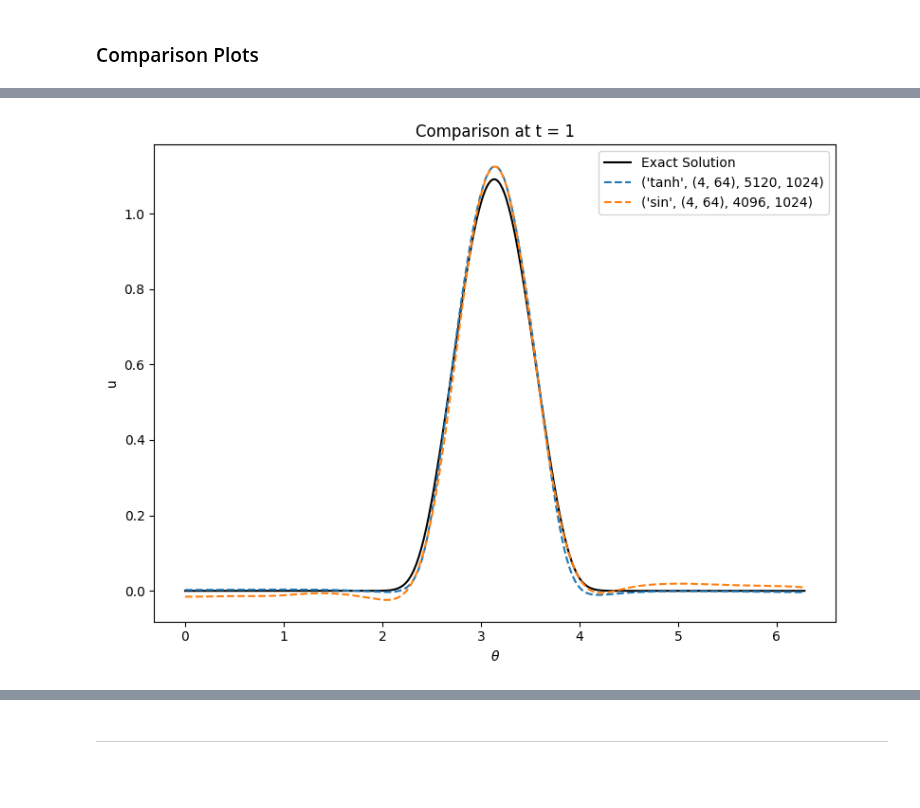
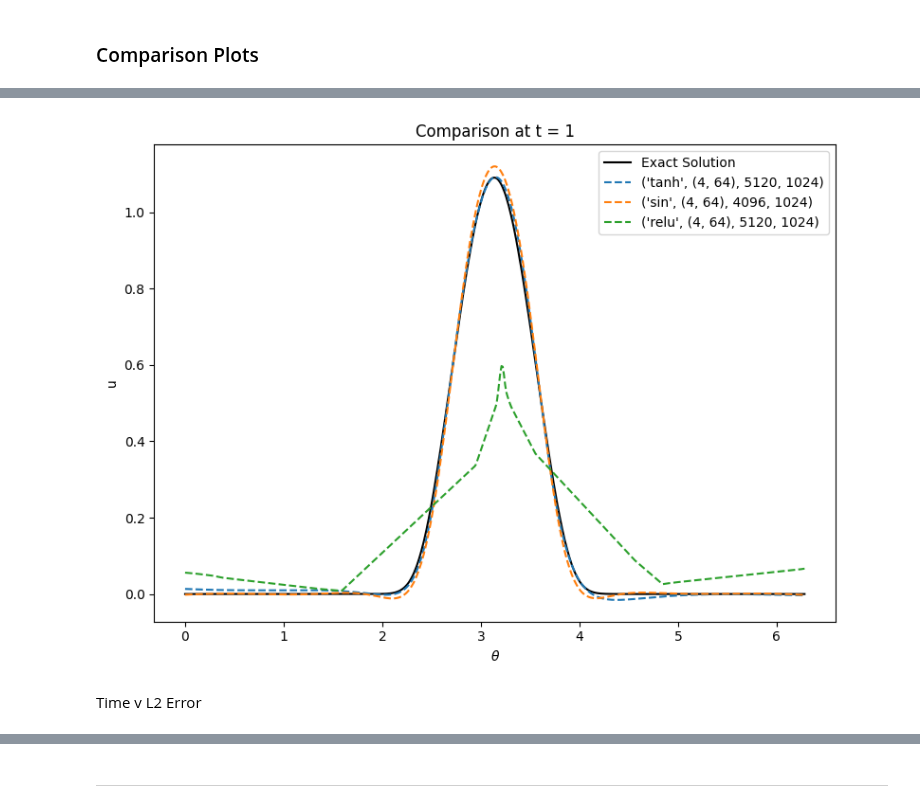
Before and after one commit to nishantak/numerical_sim_PINN, a Jupyter notebook: PINN_Kuramoto/pinn_solver.ipynb, the cells around one changed output, grey strips where cells are left out. Saved outputs shown, nothing was run; the diff lists cells and outputs as text; code cells hidden in the pictures; blank space fills up the shorter version.

```diff
--- a/PINN_Kuramoto/pinn_solver.ipynb
+++ b/PINN_Kuramoto/pinn_solver.ipynb
@@ -78,13 +75,13 @@ def initialise(theta):
     return u0.to(device)
 
 
-def nonlocal_flux(model, theta, t, Nq=100):
+def nonlocal_flux(model, theta, t, Nq=128):
     """
     For each collocation point (theta, t) approximate
        L[p](x,t) = -K * integral|0^(2pi)(sin(x - x') p(x', t) dx')
     using a Riemann sum.
     """
-    # Create quadrature points for x' in [xmin, xmax]
+    # Qadrature points for x' in [xmin, xmax]
     theta_prime = torch.linspace(xmin, xmax, Nq, device=device).view(1, Nq)  # shape (1, Nq)
     delta_theta = xmax / Nq
 
@@ -222,7 +219,7 @@ t_test_np = t_test.cpu().numpy()
 x_line = theta_test.cpu().numpy()
 Theta_np = Theta.cpu().numpy()
 T_np = T.cpu().numpy()
-def plot(u_n, title, save=False):
+def plot(u_n, title, save=False, save_dir = rf"experiments/{INITIAL}_experiment_results"):
     fig, axes = plt.subplots(1, 2, figsize=(16, 6))
 
     # --- Contour plot ---
@@ -243,7 +240,7 @@ def plot(u_n, title, save=False):
     axes[1].legend(fontsize=8)
 
     if save:
-        save_dir = rf"experiments/{INITIAL}_experiment_results"
+        save_dir = save_dir
         os.makedirs(save_dir, exist_ok=True)
         exp_filename = f"solution_{''.join('_'.join(title.split(', ')).split(":"))}.png"
         fig.savefig(os.path.join(save_dir, exp_filename))
@@ -589,7 +584,8 @@ INITIAL = 'polynomial'
 
 architectures = [
     {"activation_name": "tanh", "activation": torch.tanh, "hln": (4, 64), "epochs": 5120, "collocation_points": 1024},
-    {"activation_name": "sin", "activation": lambda x: torch.sin(x), "hln": (4, 64), "epochs": 4096, "collocation_points": 1024}
+    {"activation_name": "sin", "activation": lambda x: torch.sin(x), "hln": (4, 64), "epochs": 4096, "collocation_points": 1024},
+    {"activation_name": "relu", "activation": torch.relu, "hln": (4, 64), "epochs": 5120, "collocation_points": 1024}
 ]
 
 # ------------------------------------------------------------------------------ #
@@ -637,6 +633,7 @@ for i, arch in enumerate(architectures):
     with torch.no_grad():
         u_pred = model(x_test).reshape(u_ex.shape).cpu().numpy()
     predictions.append(u_pred)
+    plot(u_pred, f"{exp}", save=True, save_dir=rf"experiments/comparison/{INITIAL}/plots")
 
 # Comparison plot at t = Tf
 plt.figure(figsize=(8, 6))
@@ -654 +668,3 @@ plt.show()
-[figure, old version]
+[figure, new version]
+# %% [markdown]
+Time v L2 Error
```
Also changed, not shown: parts of 10 cells of this notebook.
